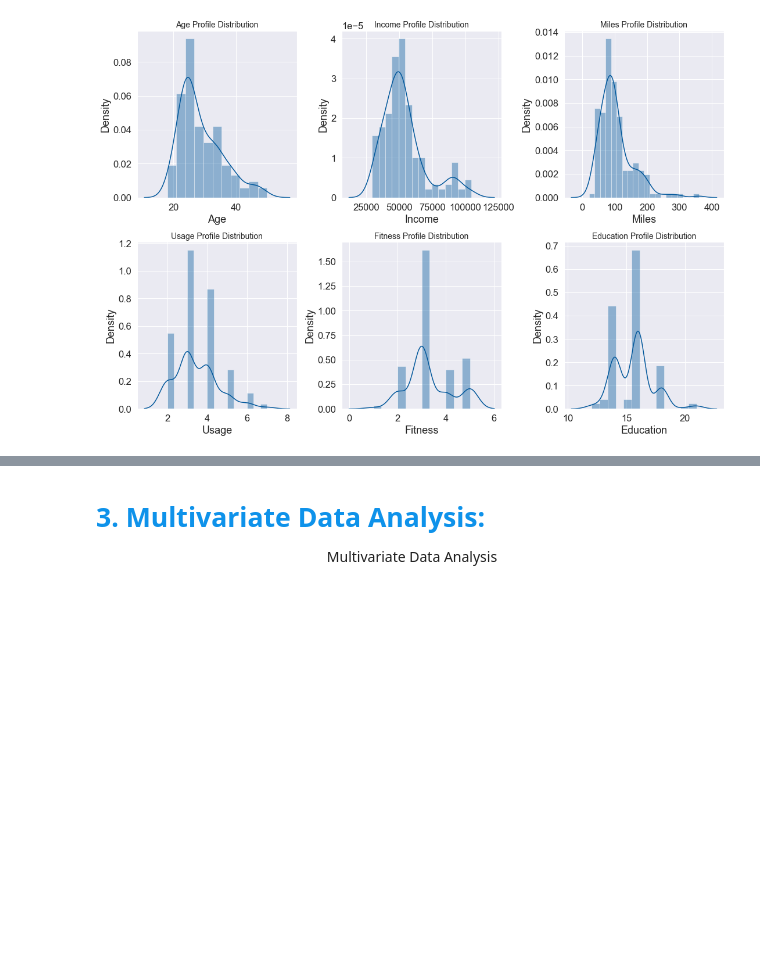
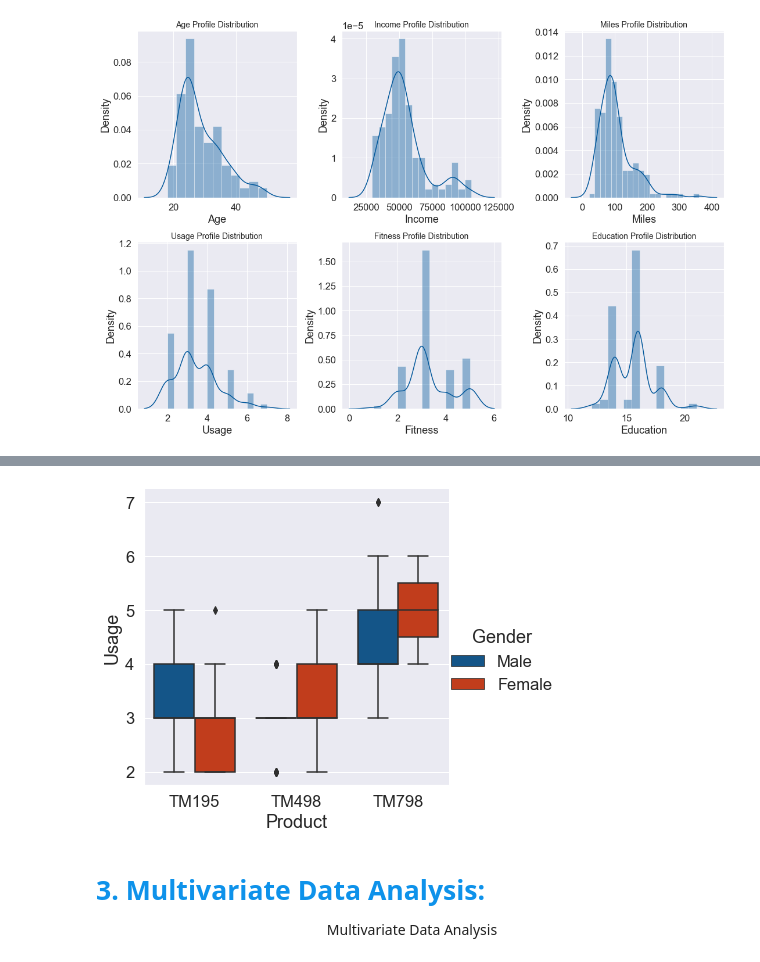
Before and after one commit to lavmot-ms/PG-AIML, a Jupyter notebook: src/Assignments/Assignment1 Data Exploration/Data Exploration Assignment.ipynb, the cells around one changed output, grey strips where cells are left out. Saved outputs shown, nothing was run; the diff lists cells and outputs as text; code cells hidden in the pictures; blank space fills up the shorter version.

```diff
--- a/src/Assignments/Assignment1 Data Exploration/Data Exploration Assignment.ipynb
+++ b/src/Assignments/Assignment1 Data Exploration/Data Exploration Assignment.ipynb
@@ -162,3 +169,7 @@ for ax in axs.flat:
+# %%
+sns.catplot(data=main_data, x="Product", y="Usage", hue="Gender", kind="box");
+# %% [output]
+[figure, added]
 # %% [markdown]
 ####  <span style="font-family: Arial; font-weight:bold;font-size:1.9em;color:#0e92ea"> 3. Multivariate Data Analysis:
 
```
Also changed, not shown: parts of 7 cells of this notebook.
